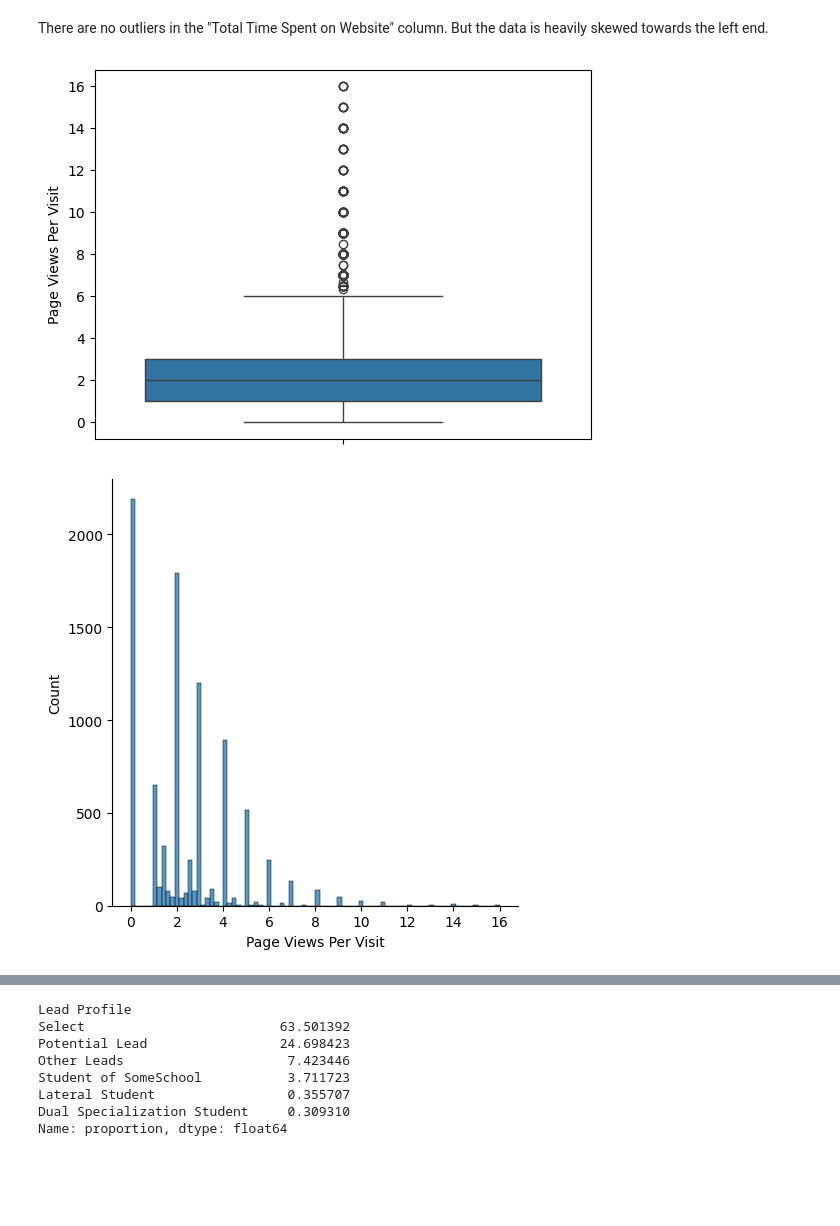
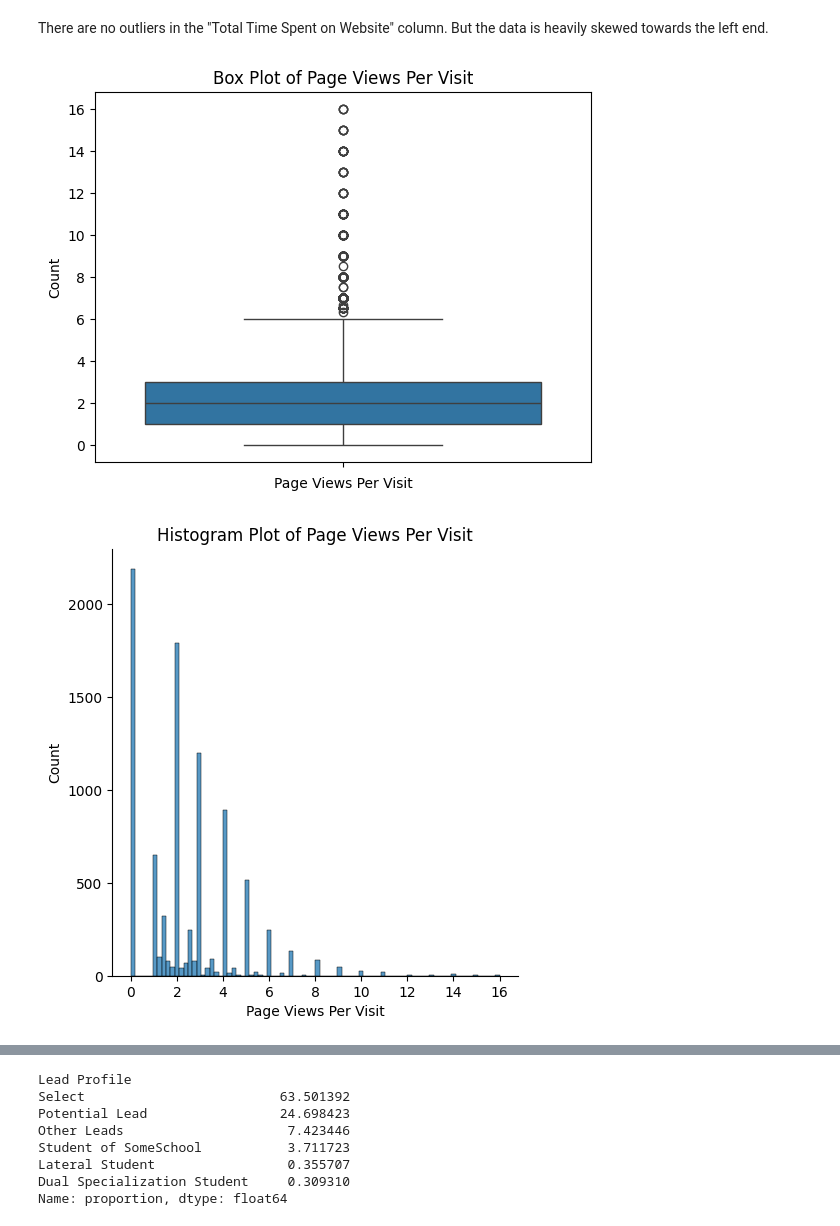
Before and after one commit to aravindpeddinti/Lead_Scoring_Case_Study, a Jupyter notebook: Assignment.ipynb, the cells around one changed output, grey strips where cells are left out. Saved outputs shown, nothing was run; the diff lists cells and outputs as text; code cells hidden in the pictures; blank space fills up the shorter version.

```diff
--- a/Assignment.ipynb
+++ b/Assignment.ipynb
@@ -168,13 +180,17 @@ There are no outliers in the "Total Time Spent on Website" column. But the data
 # %%
 # Let's plot the histogram and boxplot for "Page Views Per Visit" column
 
 sns.boxplot(data["Page Views Per Visit"])
+plt.title("Box Plot of Page Views Per Visit")
+plt.xlabel('Page Views Per Visit')
+plt.ylabel('Count')
 plt.show()
 sns.displot(data["Page Views Per Visit"])
+plt.title('Histogram Plot of Page Views Per Visit')
 plt.show()
 # %% [output]
-[figure, old version]
+[figure, new version]
-[figure, old version]
+[figure, new version]
 # %%
 # Let's remove the outliers from the "Page Views Per Visit" column (> 10 views per visit)
 
```
Also changed, not shown: parts of 13 cells of this notebook.
